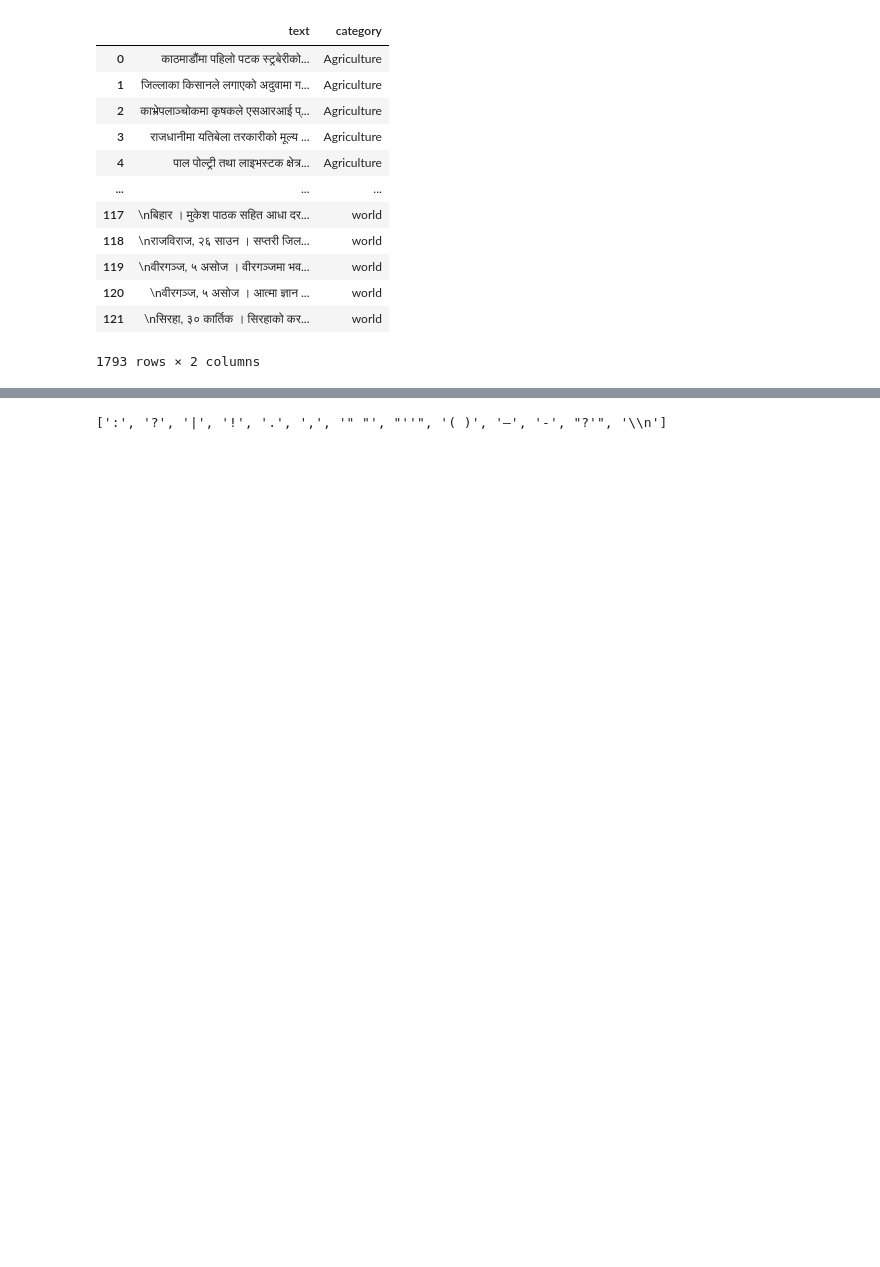
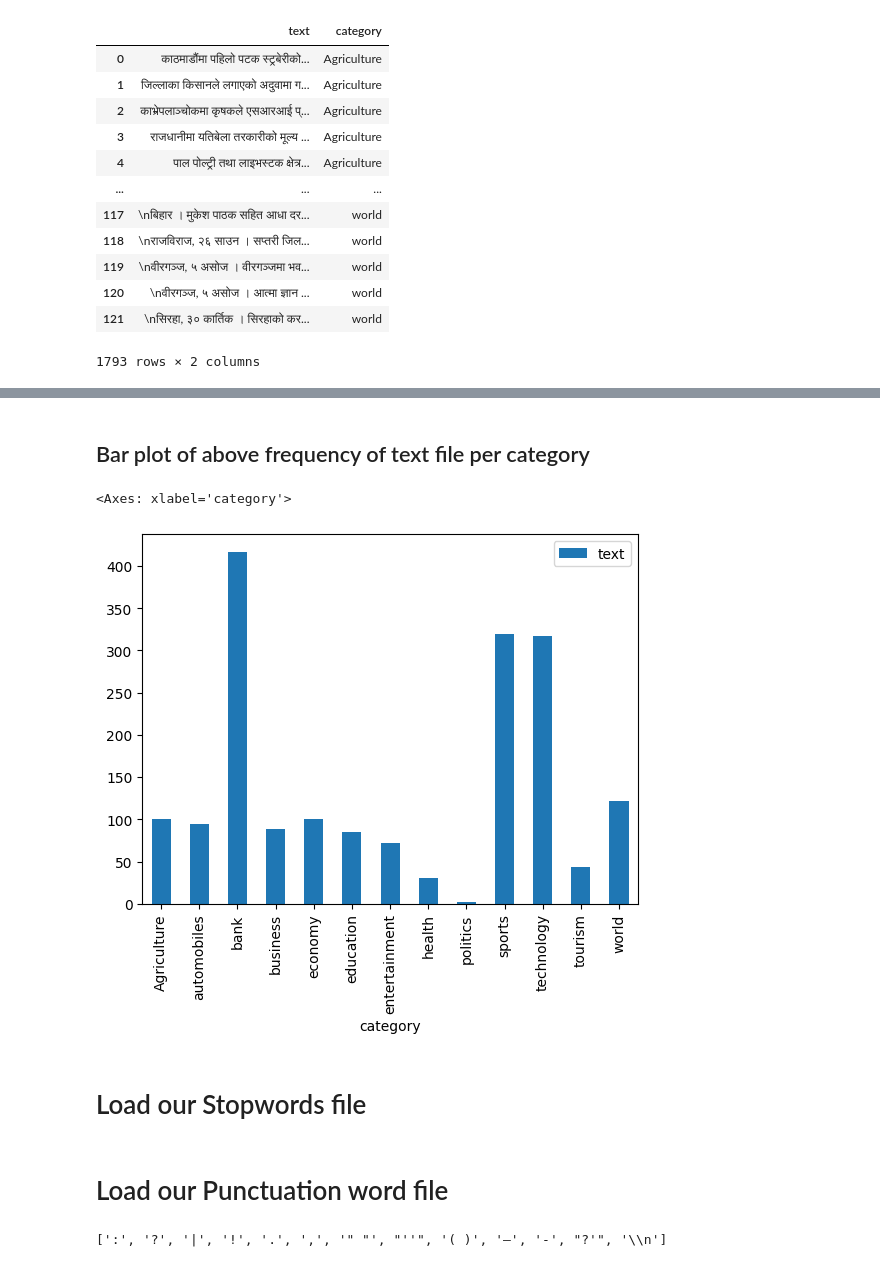
Before and after one commit to sagarad931/Nepali_news_classification, a Jupyter notebook: News_Classification_Model/My_Model.ipynb, the cells around one changed output, grey strips where cells are left out. Drawn from its saved outputs; the diff is of its cells as text; code cells hidden in the pictures; blank space fills up the shorter version.

```diff
--- a/News_Classification_Model/My_Model.ipynb
+++ b/News_Classification_Model/My_Model.ipynb
@@ -7,5 +13,5 @@ warnings.filterwarnings("ignore")
 # %%
-all_filenames = [i for i in os.listdir("D:\\Final year project\\My Project\\Code\\News_Classification_Model\\CSV files") if  ".csv" in i and "combined" not in i]
+all_filenames = [i for i in os.listdir("C:\\Users\\Hp\\Desktop\\sagar file\\my project\\Nepali_news_classification-master\\News_Classification_Model\\CSV files") if  ".csv" in i and "combined" not in i]
 print(all_filenames)
 # %% [output]
 ['Agriculture.csv', 'Automobiles.csv', 'Bank.csv', 'Business.csv', 'Economy.csv', 'Education.csv', 'Entertainment.csv', 'Health.csv', 'Politics.csv', 'Sports.csv', 'Technology.csv', 'Tourism.csv', 'Wo ...
@@ -12,2 +20,2 @@ print(all_filenames)
 # %%
-root = "D:\\Final year project\\My Project\\Code\\News_Classification_Model\\CSV files\\"
+root = "C:\\Users\\Hp\\Desktop\\sagar file\\my project\\Nepali_news_classification-master\\News_Classification_Model\\CSV files\\"
@@ -57,0 +65,9 @@ stop_words
+# %% [markdown]
+## Bar plot of above frequency of text file per category
+# %%
+df[["text","category"]].groupby("category").count().plot(kind="bar")
+# %% [output]
+<Axes: xlabel='category'>
+[figure, added]
+# %% [markdown]
+# Load our Stopwords file
@@ -58 +81,3 @@ stop_words
+# %% [markdown]
+# Load our Punctuation word file
 # %%
```
Also changed, not shown: parts of 28 cells of this notebook.
